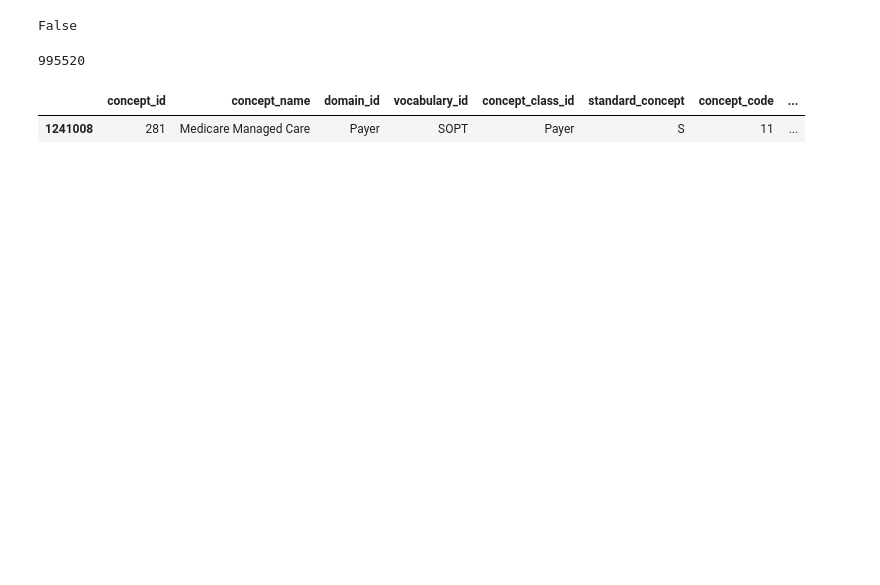
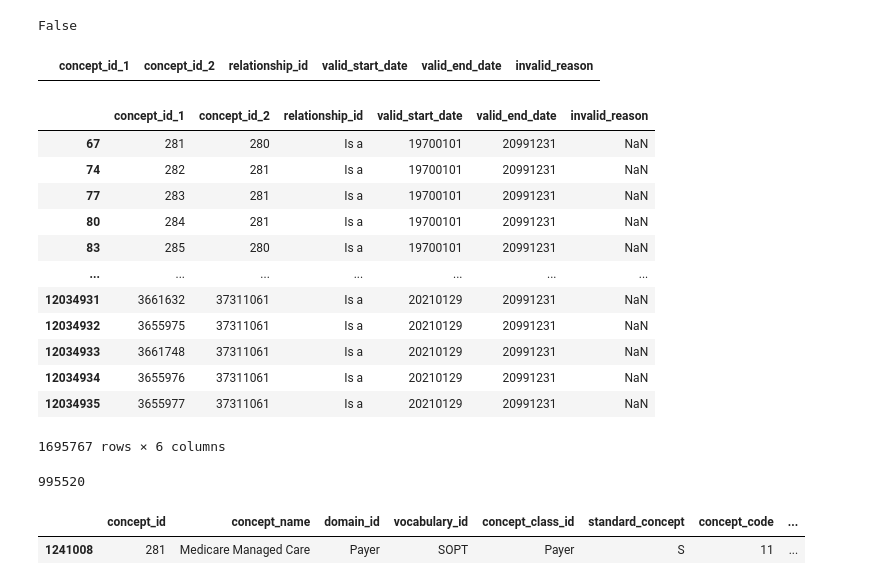
Before and after one commit to Nusha34/MasterThesis, a Jupyter notebook: experiments_snomed2vec.ipynb, the cells around one changed output. Cells and saved outputs as stored; diff of their text form; code cells hidden in the pictures; blank space fills up the shorter version.

```diff
--- a/experiments_snomed2vec.ipynb
+++ b/experiments_snomed2vec.ipynb
@@ -34,7 +41,25 @@ df[df.relationship_id=='Is a']['concept_id_1'].equals(df[df.relationship_id=='Su
 # %% [output]
 False
 # %%
-df=df[df.relationship_id=='Is a']
+df[df.relationship_id=='Causative agent']
+# %% [output]
+|  | concept_id_1 | concept_id_2 | relationship_id | valid_start_date | valid_end_date | invalid_reason |
+# %%
+df
+# %% [output]
+|  | concept_id_1 | concept_id_2 | relationship_id | valid_start_date | valid_end_date | invalid_reason |
+| 67 | 281 | 280 | Is a | 19700101 | 20991231 | NaN |
+| 74 | 282 | 281 | Is a | 19700101 | 20991231 | NaN |
+| 77 | 283 | 281 | Is a | 19700101 | 20991231 | NaN |
+| 80 | 284 | 281 | Is a | 19700101 | 20991231 | NaN |
+| 83 | 285 | 280 | Is a | 19700101 | 20991231 | NaN |
+| ... | ... | ... | ... | ... | ... | ... |
+| 12034931 | 3661632 | 37311061 | Is a | 20210129 | 20991231 | NaN |
+| 12034932 | 3655975 | 37311061 | Is a | 20210129 | 20991231 | NaN |
+| 12034933 | 3661748 | 37311061 | Is a | 20210129 | 20991231 | NaN |
+| 12034934 | 3655976 | 37311061 | Is a | 20210129 | 20991231 | NaN |
+| 12034935 | 3655977 | 37311061 | Is a | 20210129 | 20991231 | NaN |
+1695767 rows × 6 columns
 # %%
 len(df.concept_id_1.unique())
 # %% [output]
```
Also changed, not shown: parts of 22 cells of this notebook, 2 other files.
